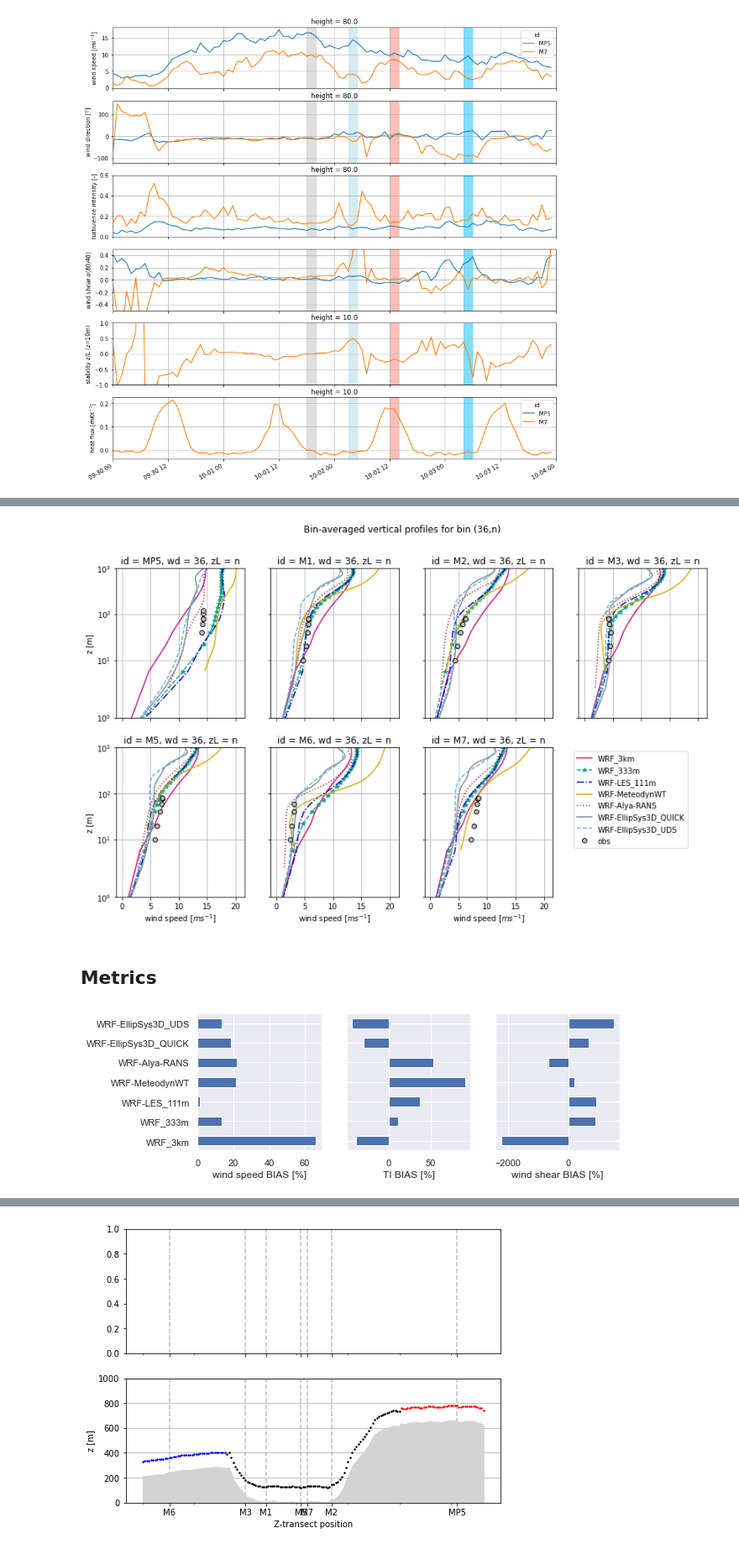
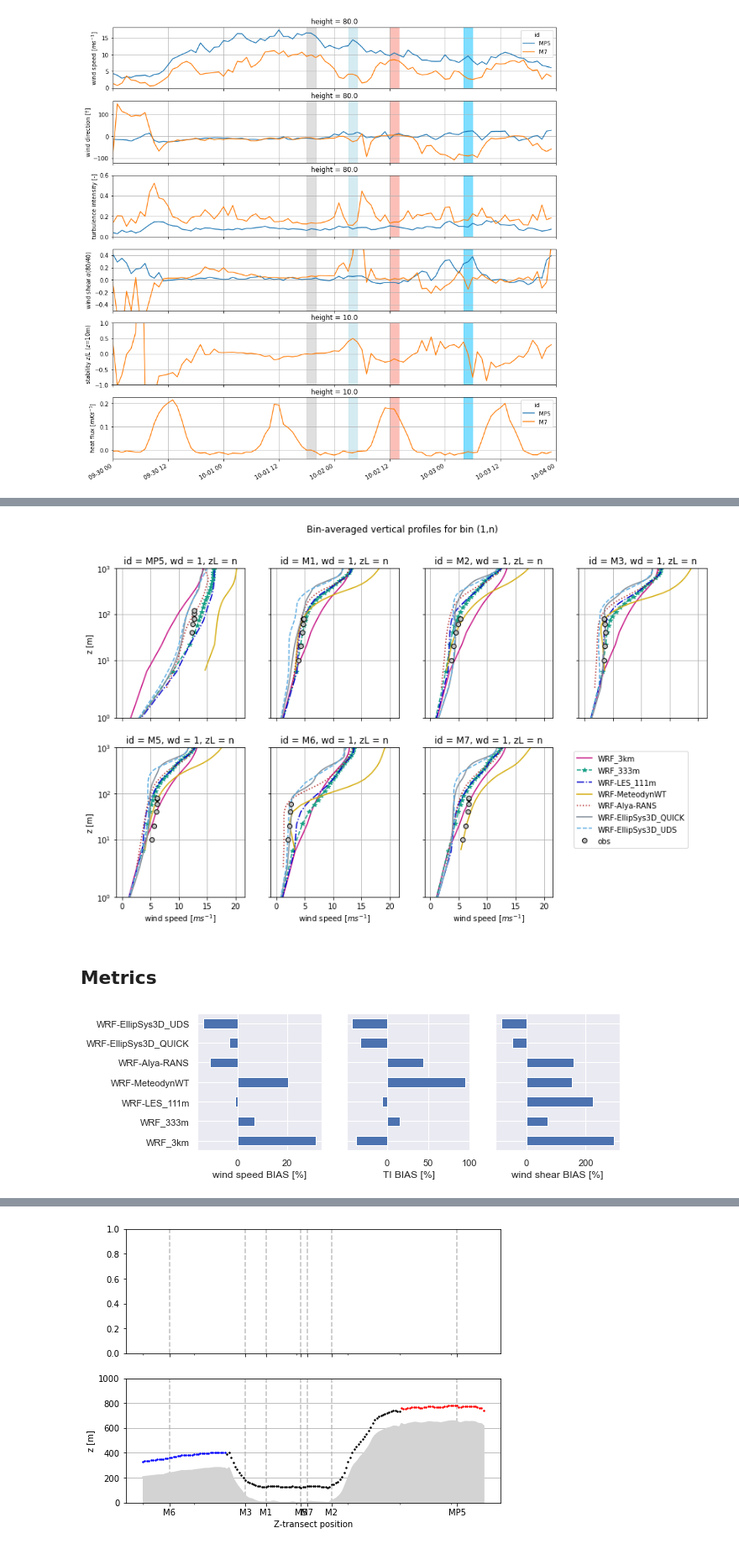
Before and after one commit to jsrodrigo/alex17, a Jupyter notebook: ALEX17_DiurnalCycles_Benchmark.ipynb, the cells around one changed output, grey strips where cells are left out. Shown at 84% size. Saved outputs shown, nothing was run; the diff lists cells and outputs as text; code cells hidden in the pictures.

```diff
--- a/ALEX17_DiurnalCycles_Benchmark.ipynb
+++ b/ALEX17_DiurnalCycles_Benchmark.ipynb
@@ -257,9 +242,9 @@ N_WDzL
 # %%
 # Bin-averaged vertical profiles
-select_bin = ['36','n']
+select_bin = ['1','n']
 ax = masts_sims_vs_obs_binavrg_profiles_plot(select_bin, masts_obs_mean, masts_sim_mean, sims)
 # %% [output]
-[figure, old version]
+[figure, new version]
 # %% [markdown]
 ## Metrics
 # %%
@@ -288,15 +272,15 @@ mean_bias = xr.concat([mean_bias[i_sim] for i_sim in range(n_sim)], pd.Index([si
 mean_mae = xr.concat([mean_mae[i_sim] for i_sim in range(n_sim)], pd.Index([sim_labels[i_sim] for i_sim in range(n_sim)], name='sim'))
 # %%
 # Plot mean bias
-sns.set_theme()
-fig, ax = plt.subplots(nrows=1, ncols=3,figsize=(9, 3), sharey = True)
-series = mean_bias.wind_speed.to_series()
-series.plot.barh(ax=ax[0]); ax[0].set_xlabel('wind speed BIAS [%]'); ax[0].set_ylabel(''); ax[0].grid(True)
-series = mean_bias.turbulence_intensity.to_series()
-series.plot.barh(ax=ax[1]); ax[1].set_xlabel('TI BIAS [%]'); ax[1].grid(True)
-series = mean_bias.wind_shear.to_series()
-series.plot.barh(ax=ax[2]); ax[2].set_xlabel('wind shear BIAS [%]'); ax[2].grid(True)
+with sns.set_theme()
+    fig, ax = plt.subplots(nrows=1, ncols=3,figsize=(9, 3), sharey = True)
+    series = mean_bias.wind_speed.to_series()
+    series.plot.barh(ax=ax[0]); ax[0].set_xlabel('wind speed BIAS [%]'); ax[0].set_ylabel(''); ax[0].grid(True)
+    series = mean_bias.turbulence_intensity.to_series()
+    series.plot.barh(ax=ax[1]); ax[1].set_xlabel('TI BIAS [%]'); ax[1].grid(True)
+    series = mean_bias.wind_shear.to_series()
+    series.plot.barh(ax=ax[2]); ax[2].set_xlabel('wind shear BIAS [%]'); ax[2].grid(True)
 # %% [output]
-[figure, old version]
+[figure, new version]
 # %%
 # Plot mast bias
```
Also changed, not shown: parts of 7 cells of this notebook, 1 other file.
